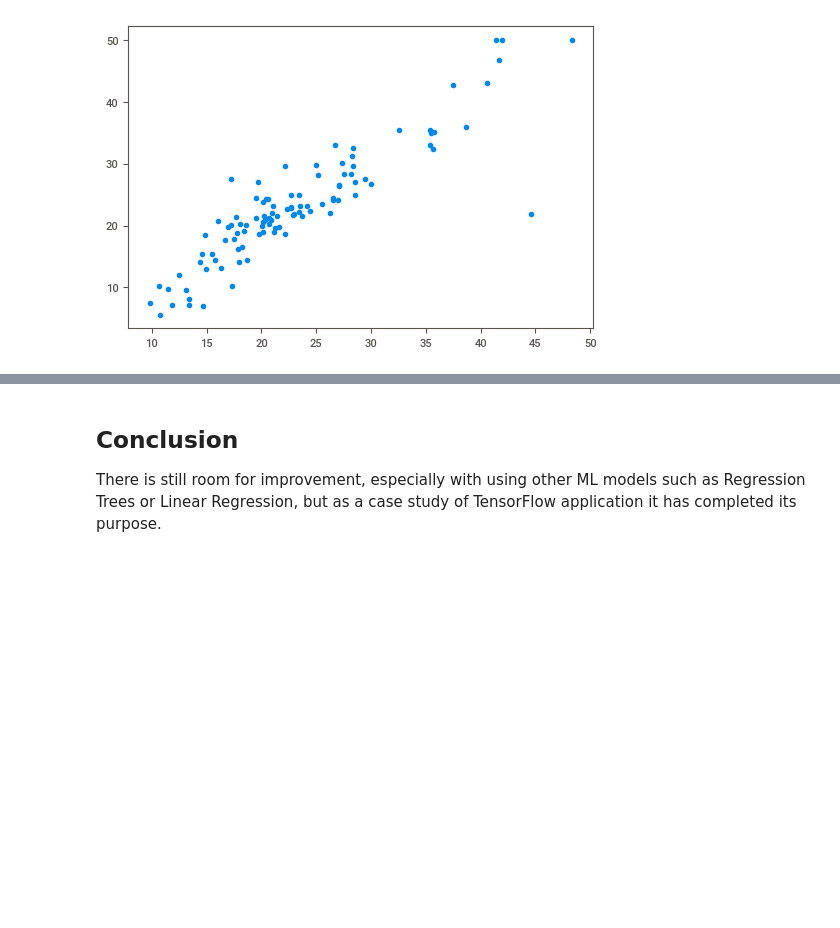
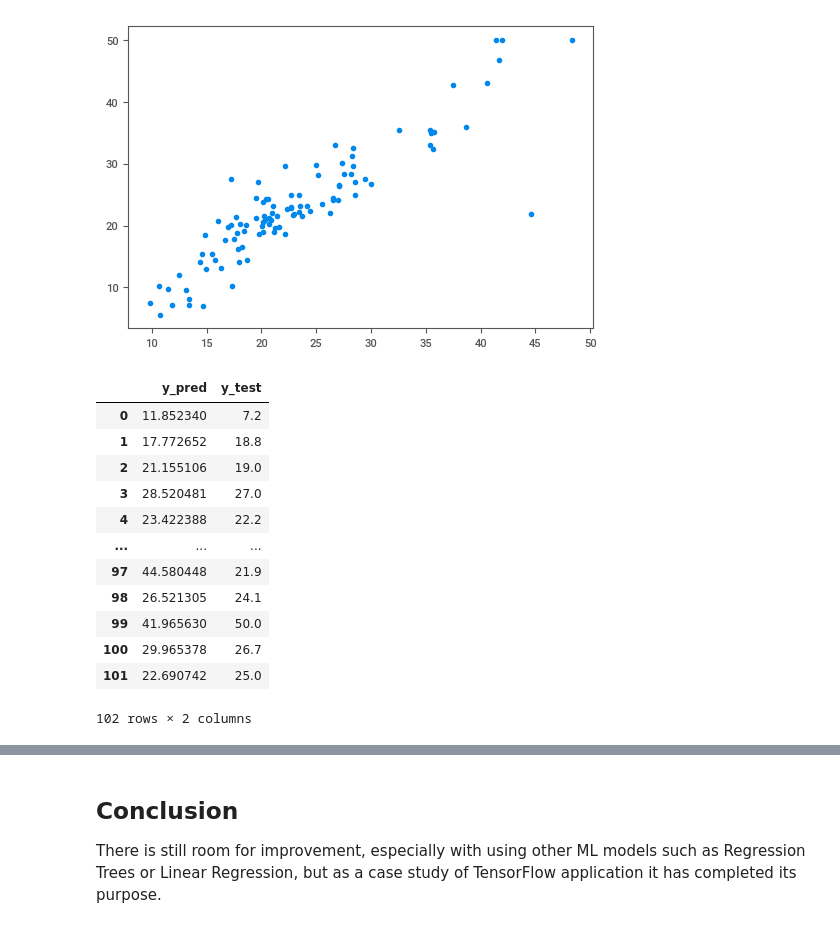
Before and after one commit to spadao/Boston_Housing_TF, a Jupyter notebook: Model.ipynb, the cells around one changed output, grey strips where cells are left out. Drawn from its saved outputs; the diff is of its cells as text; code cells hidden in the pictures; blank space fills up the shorter version.

```diff
--- a/Model.ipynb
+++ b/Model.ipynb
@@ -228,3 +229,21 @@ plt.scatter(y_pred,y_test)
 # %% [output]
 <matplotlib.collections.PathCollection at 0x...>
 [figure]
+# %%
+y_pred_df = pd.DataFrame(y_pred, columns=['y_pred'])
+y_pred_df['y_test'] = pd.DataFrame(y_test)
+y_pred_df
+# %% [output]
+|  | y_pred | y_test |
+| 0 | 11.852340 | 7.2 |
+| 1 | 17.772652 | 18.8 |
+| 2 | 21.155106 | 19.0 |
+| 3 | 28.520481 | 27.0 |
+| 4 | 23.422388 | 22.2 |
+| ... | ... | ... |
+| 97 | 44.580448 | 21.9 |
+| 98 | 26.521305 | 24.1 |
+| 99 | 41.965630 | 50.0 |
+| 100 | 29.965378 | 26.7 |
+| 101 | 22.690742 | 25.0 |
+102 rows × 2 columns
```
Also changed, not shown: parts of 6 cells of this notebook.
